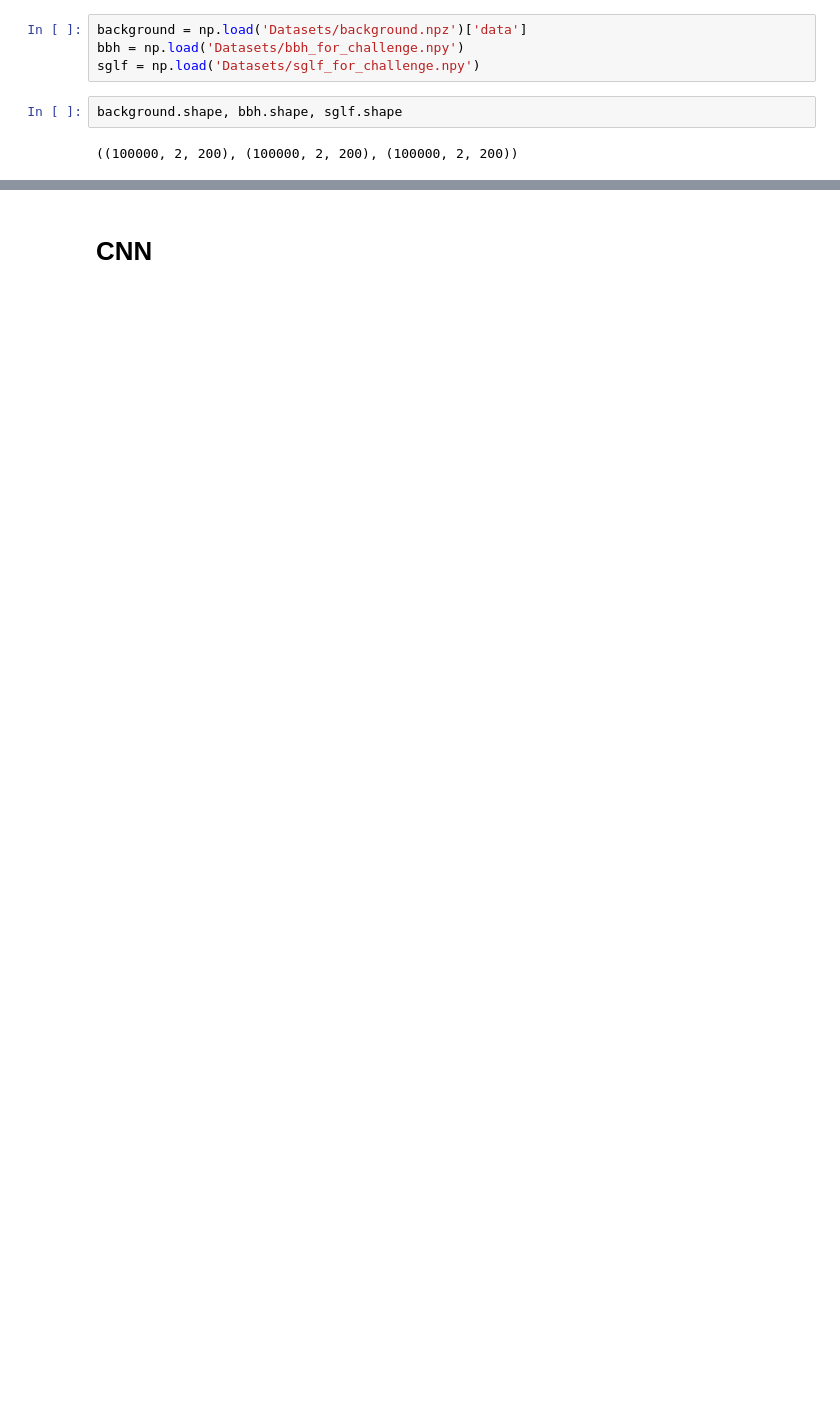
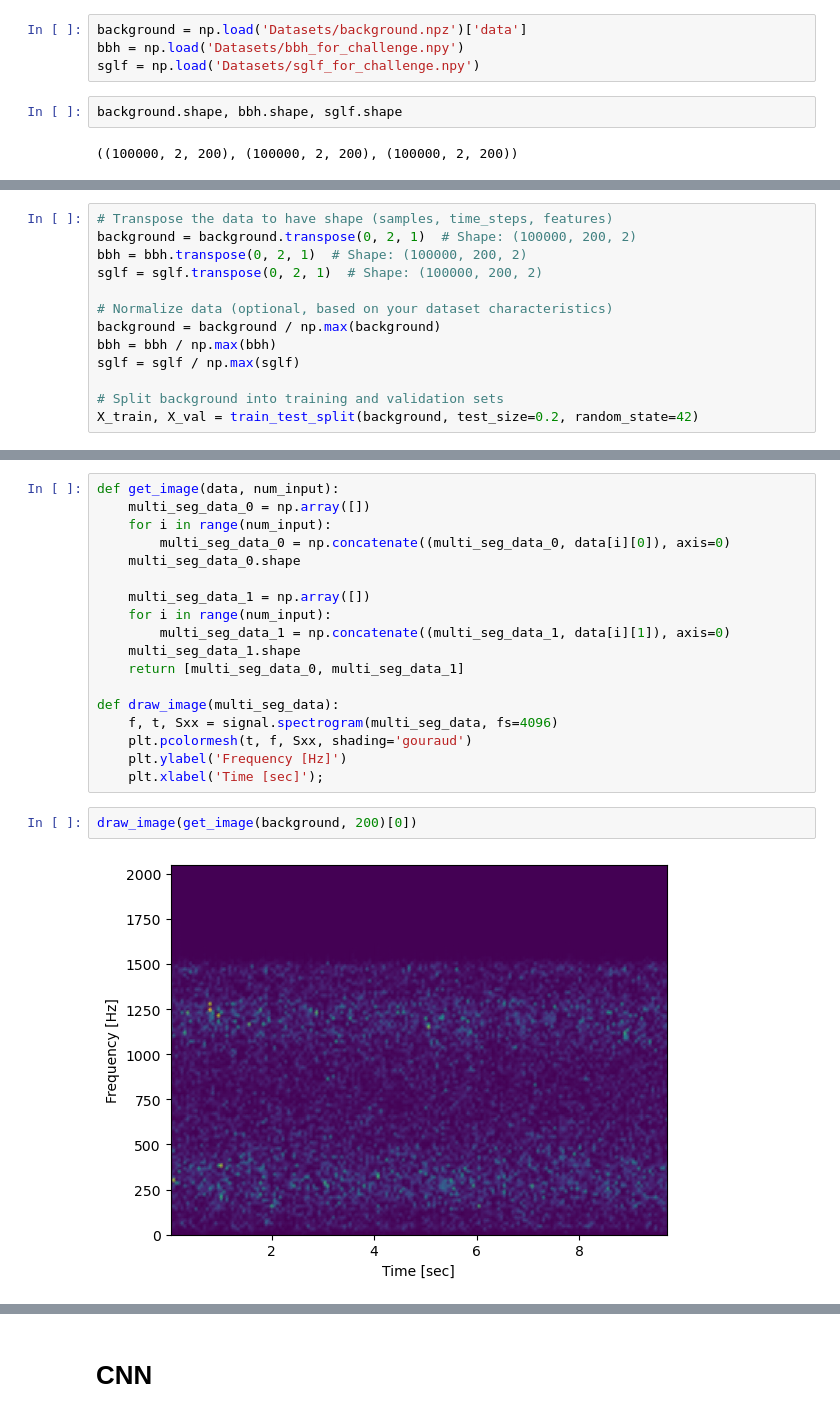
Before and after one commit to EliteApex/SMASH-hackathon, a Jupyter notebook: rebecca_starter.ipynb, the cells around one changed output, grey strips where cells are left out. Cells and saved outputs as stored; diff of their text form; blank space fills up the shorter version.

```diff
--- a/rebecca_starter.ipynb
+++ b/rebecca_starter.ipynb
@@ -25,0 +188,13 @@ background.shape, bbh.shape, sglf.shape
+# %%
+# Transpose the data to have shape (samples, time_steps, features)
+background = background.transpose(0, 2, 1)  # Shape: (100000, 200, 2)
+bbh = bbh.transpose(0, 2, 1)  # Shape: (100000, 200, 2)
+sglf = sglf.transpose(0, 2, 1)  # Shape: (100000, 200, 2)
+
+# Normalize data (optional, based on your dataset characteristics)
+background = background / np.max(background)
+bbh = bbh / np.max(bbh)
+sglf = sglf / np.max(sglf)
+
+# Split background into training and validation sets
+X_train, X_val = train_test_split(background, test_size=0.2, random_state=42)
@@ -25,0 +429,22 @@ background.shape, bbh.shape, sglf.shape
+# %%
+def get_image(data, num_input):
+    multi_seg_data_0 = np.array([])
+    for i in range(num_input):
+        multi_seg_data_0 = np.concatenate((multi_seg_data_0, data[i][0]), axis=0)
+    multi_seg_data_0.shape
+
+    multi_seg_data_1 = np.array([])
+    for i in range(num_input):
+        multi_seg_data_1 = np.concatenate((multi_seg_data_1, data[i][1]), axis=0)
+    multi_seg_data_1.shape
+    return [multi_seg_data_0, multi_seg_data_1]
+
+def draw_image(multi_seg_data):
+    f, t, Sxx = signal.spectrogram(multi_seg_data, fs=4096)
+    plt.pcolormesh(t, f, Sxx, shading='gouraud')
+    plt.ylabel('Frequency [Hz]')
+    plt.xlabel('Time [sec]');
+# %%
+draw_image(get_image(background, 200)[0])
+# %% [output]
+[figure, added]
```
Also changed, not shown: parts of 26 cells of this notebook.
